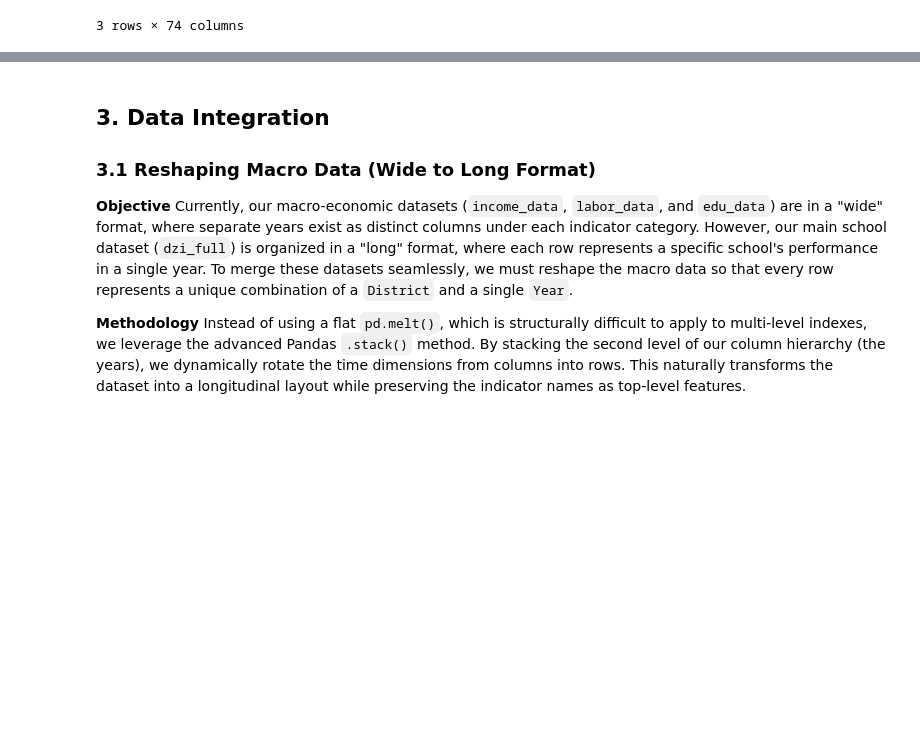
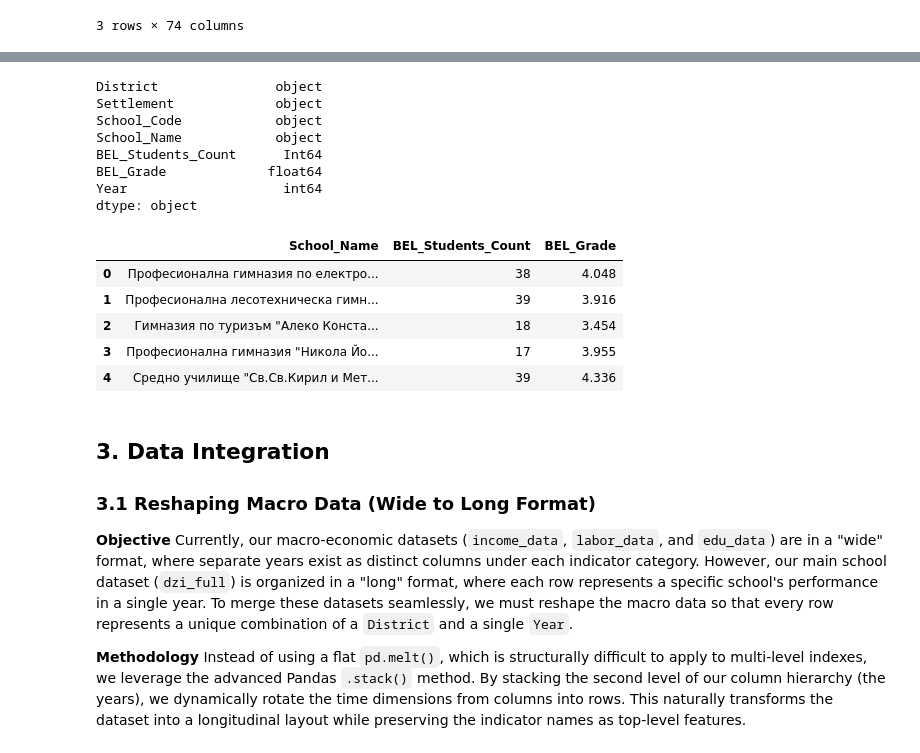
Before and after one commit to Nalyan-Beytula/Machine-Learning, a Jupyter notebook: predicting_dzi_grades_ml.ipynb, the cells around one changed output, grey strips where cells are left out. Saved outputs shown, nothing was run; the diff lists cells and outputs as text; code cells hidden in the pictures; blank space fills up the shorter version.

```diff
--- a/predicting_dzi_grades_ml.ipynb
+++ b/predicting_dzi_grades_ml.ipynb
@@ -219,3 +240,34 @@ Cleaned Data Header Structure:
+# %%
+# 1. Fix the decimal separator and cast to float
+dzi_full['BEL_Grade'] = dzi_full['BEL_Grade'].astype(str).str.replace(',', '.', regex=False)
+dzi_full['BEL_Grade'] = pd.to_numeric(dzi_full['BEL_Grade'], errors='coerce')
+
+# 2. Cast student counts to nullable integers
+dzi_full['BEL_Students_Count'] = pd.to_numeric(dzi_full['BEL_Students_Count'], errors='coerce').astype('Int64')
+
+# 3. Clean School_Code (Strip whitespaces so '123 456' becomes '123456')
+dzi_full['School_Code'] = dzi_full['School_Code'].astype(str).str.replace(' ', '', regex=False)
+
+# Verification
+print(dzi_full.dtypes)
+
+# Display a sample to confirm the grades look like proper decimals
+display(dzi_full[['School_Name', 'BEL_Students_Count', 'BEL_Grade']].head())
+# %% [output]
+District               object
+Settlement             object
+School_Code            object
+School_Name            object
+BEL_Students_Count      Int64
+BEL_Grade             float64
+Year                    int64
+dtype: object
+|  | School_Name | BEL_Students_Count | BEL_Grade |
+| 0 | Професионална гимназия по електро... | 38 | 4.048 |
+| 1 | Професионална лесотехническа гимн... | 39 | 3.916 |
+| 2 | Гимназия по туризъм "Алеко Конста... | 18 | 3.454 |
+| 3 | Професионална гимназия "Никола Йо... | 17 | 3.955 |
+| 4 | Средно училище "Св.Св.Кирил и Мет... | 39 | 4.336 |
 # %% [markdown]
 ## 3. Data Integration
 
```
Also changed, not shown: parts of 10 cells of this notebook.
